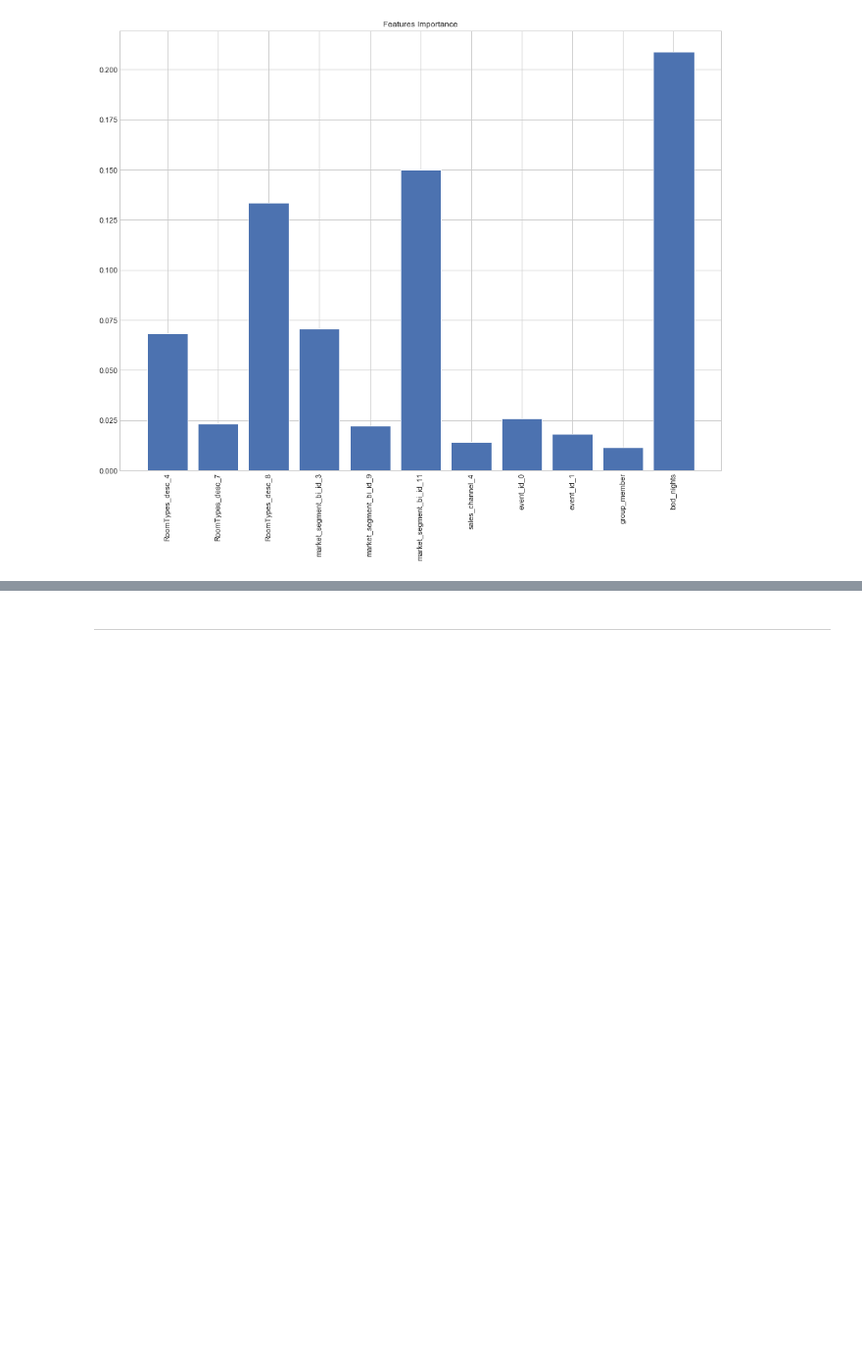
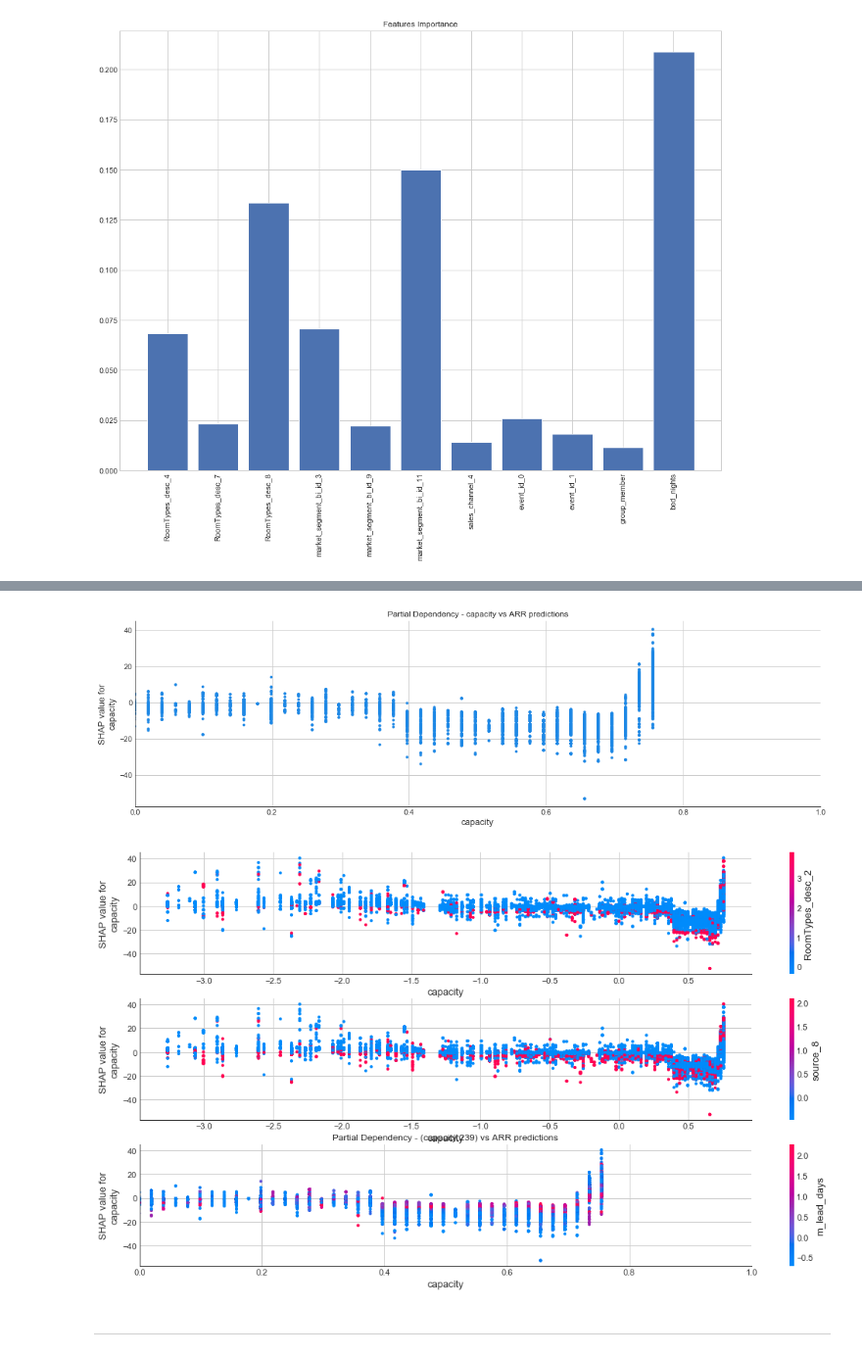
Before and after one commit to sgino209/hotels_rms, a Jupyter notebook: nb0_arr_analysis.ipynb, the cells around one changed output, grey strips where cells are left out. Shown at 98% size. Drawn from its saved outputs; the diff is of its cells as text; code cells hidden in the pictures; blank space fills up the shorter version.

```diff
--- a/nb0_arr_analysis.ipynb
+++ b/nb0_arr_analysis.ipynb
@@ -1269,3 +1265,30 @@ Text(0.5, 1.0, 'Features Importance')
+# %%
+feature_id = 'capacity'
+
+# Create object that can calculate shap values (SHapley Additive exPlanations)
+explainer = shap.TreeExplainer(model)
+
+# Calculate shap values. This is what we will plot.
+shap_values = explainer.shap_values(X_train)
+
+# Turn off interaction coloring:
+fig, ax = plt.subplots(1, 1, figsize=(18,5))
+shap.dependence_plot(feature_id, shap_values, X_train, interaction_index=None, ax=ax, show=False)
+plt.xlim([0,1])
+plt.title('Partial Dependency - %s vs %s predictions' % (feature_id, dependent_var))
+plt.show()
+
+# Make plots colored by each of the top three possible interacting features
+inds = shap.approximate_interactions(feature_id, shap_values, X_train)
+fig, ax = plt.subplots(3, 1, figsize=(18,10))
+for i in range(3):
+    shap.dependence_plot(feature_id, shap_values, X_train, interaction_index=inds[i], ax=ax[i], show=False)
+plt.xlim([0,1])
+plt.title('Partial Dependency - (%s,%s) vs %s predictions' % (feature_id, inds[i], dependent_var))
+plt.show()
+# %% [output]
+[figure, added]
+[figure, added]
 # %% [markdown]
 <hr>
 # %% [markdown]
```
Also changed, not shown: parts of 15 cells of this notebook.
